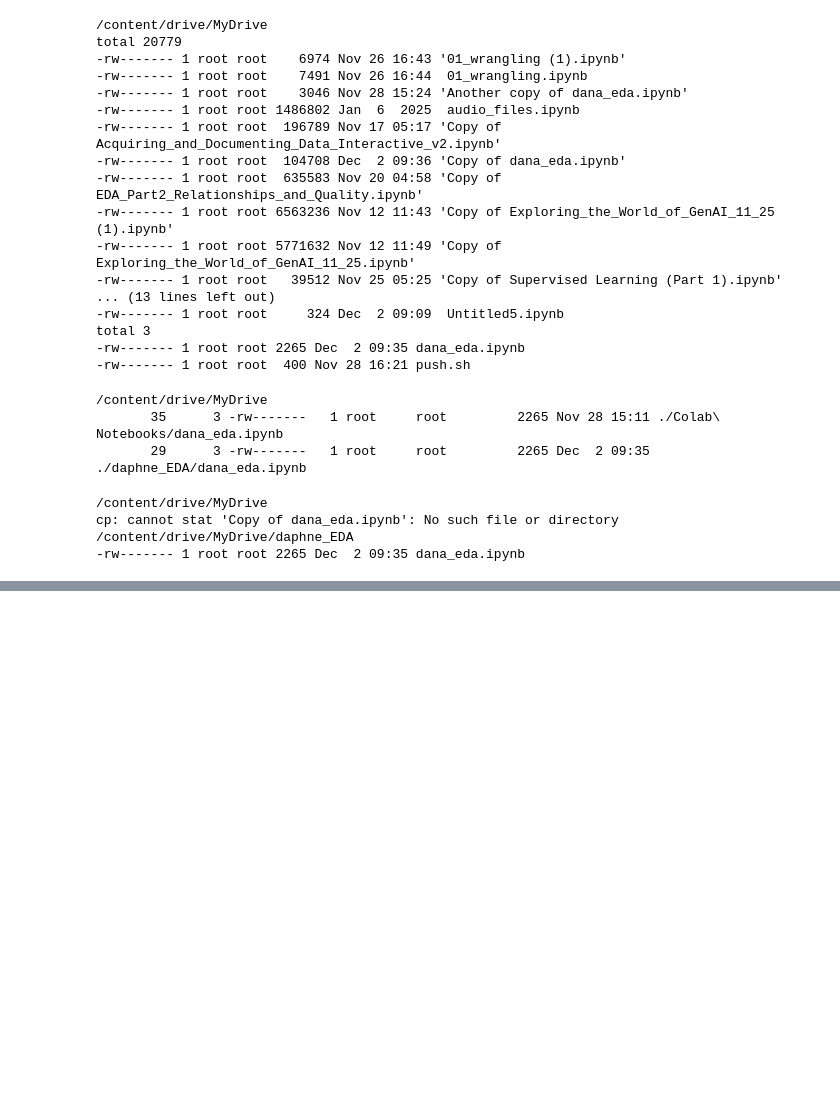
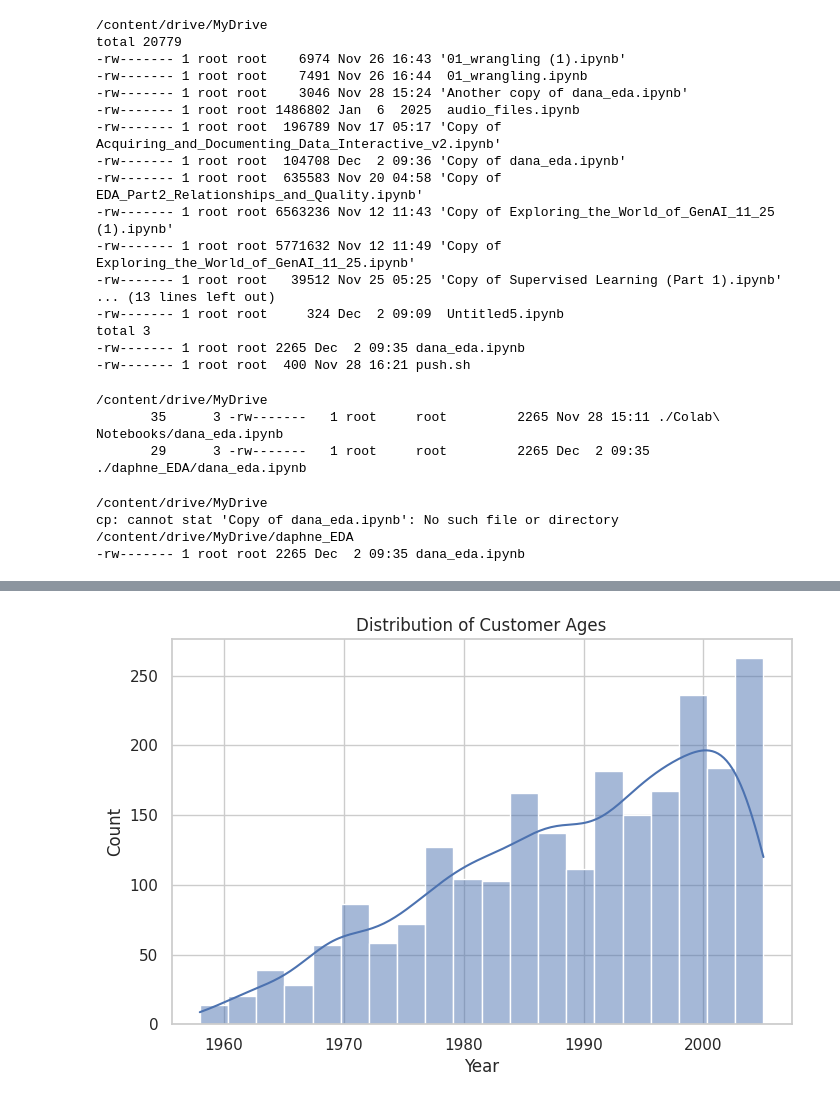
Before and after one commit to DaphneDana/daphne_EDA, a Jupyter notebook: dana_eda.ipynb, the cells around one changed output, grey strips where cells are left out. Drawn from its saved outputs; the diff is of its cells as text; code cells hidden in the pictures; blank space fills up the shorter version.

```diff
--- a/dana_eda.ipynb
+++ b/dana_eda.ipynb
@@ -651,0 +742,10 @@ cp: cannot stat 'Copy of dana_eda.ipynb': No such file or directory
+# %%
+#detect outliers using the IQR for monthly_income
+Q1 = df['monthly_income_ugx'].quantile(0.25)
+Q3 = df['monthly_income_ugx'].quantile(0.75)
+IQR = Q3 - Q1
+
+lower_bound = Q1 - 1.5 * IQR
+upper_bound = Q3 + 1.5 * IQR
+
+lower_bound, upper_bound
@@ -651,0 +760,6 @@ cp: cannot stat 'Copy of dana_eda.ipynb': No such file or directory
+# %%
+# Option 1: Capping Winsorization
+#Replace extreme values with the boundary values: ✔ Keeps data ✔ Reduces distortion ✔ Very common in finance & banking datasets
+
+#Option2; remove outliers but only if the dataset is big
+df = df[(df['monthly_income_ugx'] >= lower_bound) & (df['monthly_income_ugx'] <= upper_bound)]
@@ -651,0 +793,17 @@ cp: cannot stat 'Copy of dana_eda.ipynb': No such file or directory
+# %%
+import matplotlib.pyplot as plt
+import seaborn as sns
+
+sns.set_theme(style="whitegrid")   # or "darkgrid", "ticks", etc.
+# %%
+#unvivariate analysis
+#for numerical, we can always use histogram or correlations for pearson and spearman
+# 1. Age distribution
+plt.figure(figsize=(8,5))
+sns.histplot(df['birth_year'], kde=True, bins=20)
+plt.title("Distribution of Customer Ages")
+plt.xlabel("Year")
+plt.ylabel("Count")
+plt.show()
+# %% [output]
+[figure, added]
```
Also changed, not shown: parts of 24 cells of this notebook.
